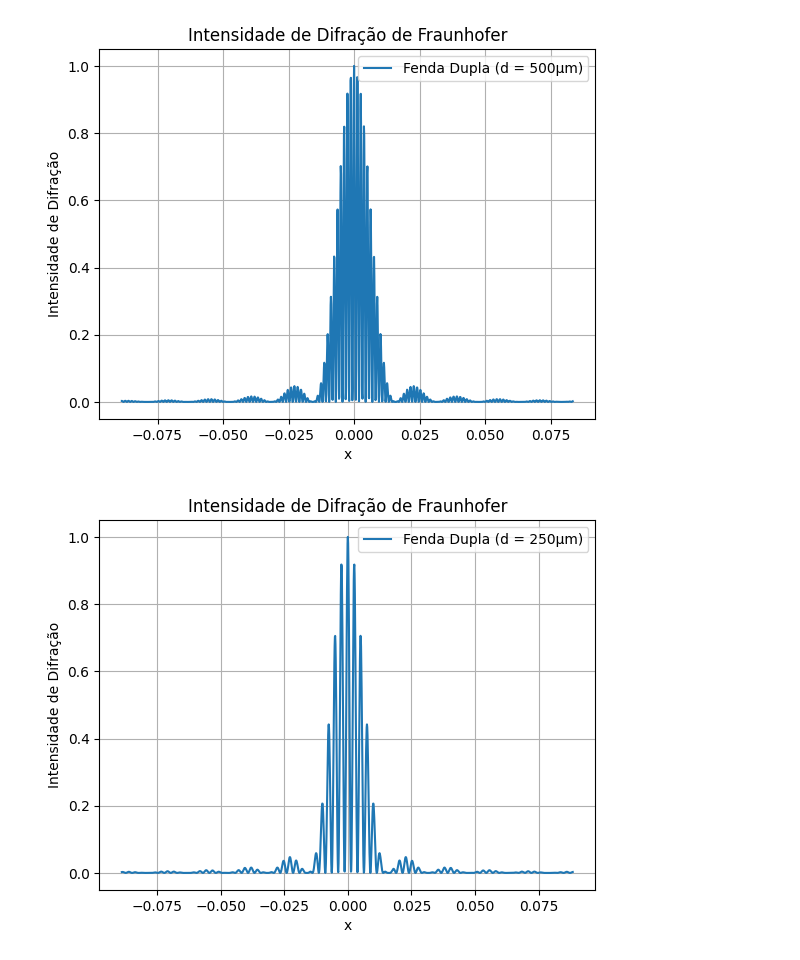
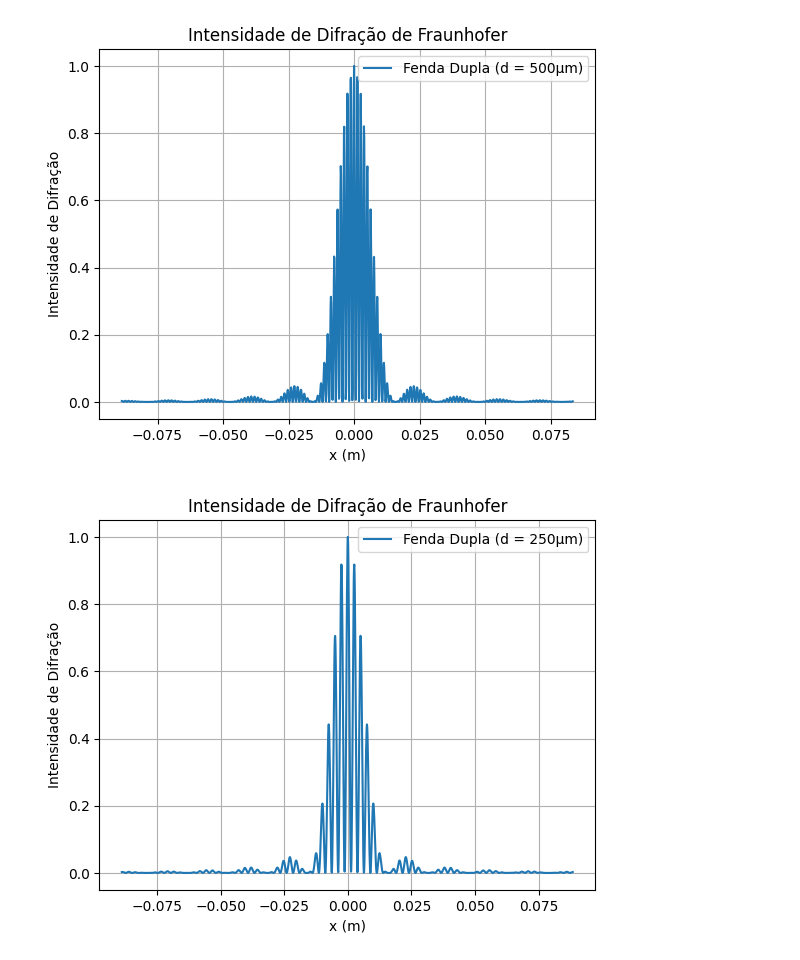
Before and after one commit to plaplaaplp/Animation, a Jupyter notebook: simulationsdoubleslit.ipynb, the cells around one changed output. Drawn from its saved outputs; the diff is of its cells as text; code cells hidden in the pictures.

```diff
--- a/simulationsdoubleslit.ipynb
+++ b/simulationsdoubleslit.ipynb
@@ -24,7 +24,7 @@ def plot_intensity(x_values, intensity_values):
     :param intensity_values: Vetor de valores da intensidade de difração.
     """
     plt.plot(x_values, intensity_values, label = 'Fenda Simples (a = 40\u00B5m) ')
-    plt.xlabel('x')
+    plt.xlabel('x (m)')
     plt.ylabel('Intensidade de Difração')
     plt.title('Intensidade de Difração de Fraunhofer')
     plt.grid(True)
@@ -64,35 +64,35 @@ def intensity(x, a, wavelength):
     return ( np.sin(alpha) / alpha ) ** 2 * np.cos(gamma)**2
 
 def plot_intensity(x_values, intensity_values):
     """
     Plota o gráfico da intensidade de difração.
 
     :param x_values: Vetor de valores da variável x.
     :param intensity_values: Vetor de valores da intensidade de difração.
     """
     plt.plot(x_values, intensity_values, label='Fenda Dupla (d = 500\u00B5m)')
-    plt.xlabel('x')
+    plt.xlabel('x (m)')
     plt.ylabel('Intensidade de Difração')
     plt.title('Intensidade de Difração de Fraunhofer')
     plt.grid(True)
     plt.legend()
     plt.show()
 
 # Parâmetros
 d = 500e-6 #distancia entre as fendas
 a = 40e-6  # Raio da abertura circular (em metros)
 wavelength = 632.8e-9  # Comprimento de onda da luz (em metros)
 
 # Vetor de valores de x
 x_values = np.linspace(-0.08862, 0.08343, 1558) #ver o intervalo nos dados obtidos pelo Origin
 
 # Calcula a intensidade de difração correspondente
 intensity_values = intensity(x_values, a, wavelength)
 
 # Plot
 plot_intensity(x_values, intensity_values)
 # %% [output]
-[figure, old version]
+[figure, new version]
 # %%
 import numpy as np
 import matplotlib.pyplot as plt
@@ -118,7 +118,7 @@ def plot_intensity(x_values, intensity_values):
     :param intensity_values: Vetor de valores da intensidade de difração.
     """
     plt.plot(x_values, intensity_values, label='Fenda Dupla (d = 250\u00B5m)')
-    plt.xlabel('x')
+    plt.xlabel('x (m)')
     plt.ylabel('Intensidade de Difração')
     plt.title('Intensidade de Difração de Fraunhofer')
     plt.grid(True)
@@ -139,7 +139,7 @@ intensity_values = intensity(x_values, a, wavelength)
 # Plot
 plot_intensity(x_values, intensity_values)
 # %% [output]
-[figure, old version]
+[figure, new version]
 # %%
 import numpy as np
 import matplotlib.pyplot as plt
```
Also changed, not shown: parts of 2 cells of this notebook.
